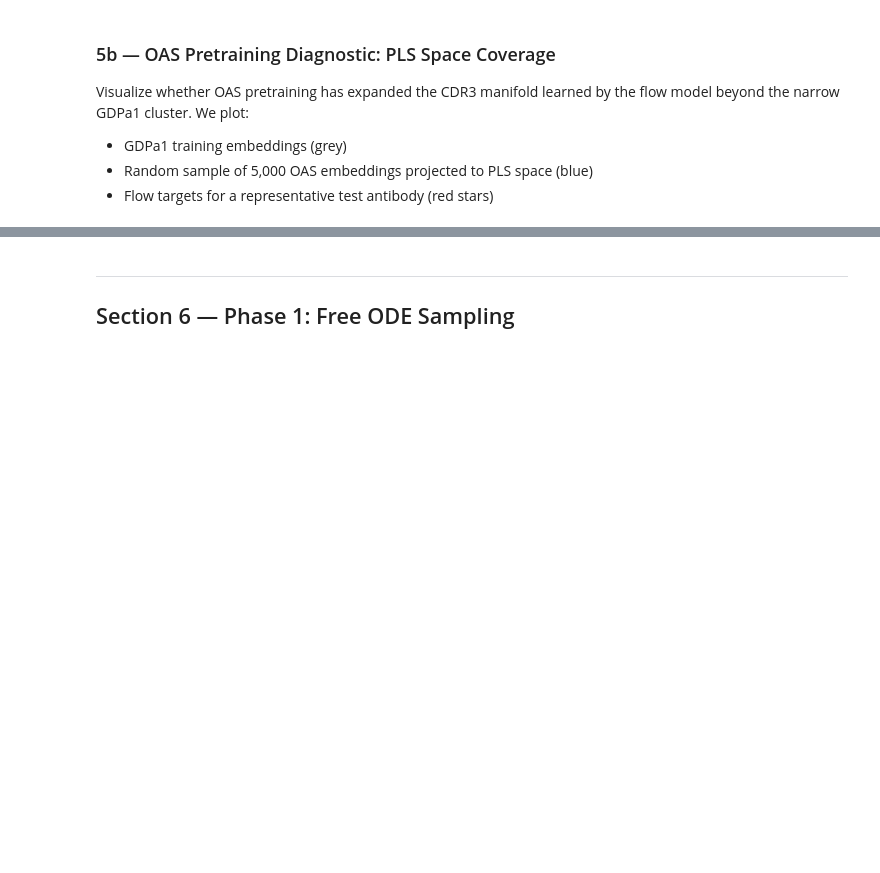
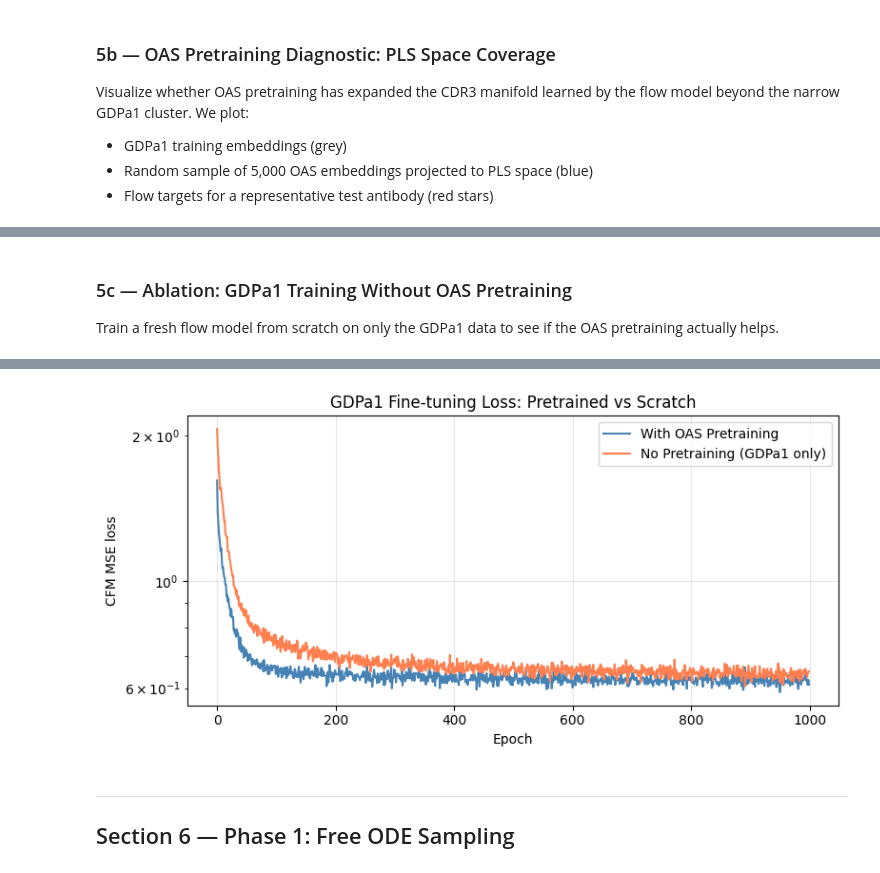
Before and after one commit to SidhantPuntambekar/BMI702_Final_Project, a Jupyter notebook: OAS_bulk_download/antibody_pipeline_final_mid_oas-2.ipynb, the cells around one changed output, grey strips where cells are left out. Cells and saved outputs as stored; diff of their text form; code cells hidden in the pictures; blank space fills up the shorter version.

Commit message:
Added ablation analysis to measure fine-tuning difference

```diff
--- a/OAS_bulk_download/antibody_pipeline_final_mid_oas-2.ipynb
+++ b/OAS_bulk_download/antibody_pipeline_final_mid_oas-2.ipynb
@@ -1606,0 +1644,51 @@ except Exception:
+# %% [markdown]
+### 5c — Ablation: GDPa1 Training Without OAS Pretraining
+Train a fresh flow model from scratch on only the GDPa1 data to see if the OAS pretraining actually helps.
+# %%
+FLOW_CKPT_NO_PT = CACHE(f'flow_model_pls_sigma{CURRENT_SIGMA}_no_pretrain.pt')
+
+if os.path.exists(FLOW_CKPT_NO_PT):
+    flow_model_no_pt = CDR3VelocityNetPLS(pls_dim=PLS_DIM, fw_dim=FW_DIM).to(DEVICE)
+    flow_model_no_pt.load_state_dict(torch.load(FLOW_CKPT_NO_PT, map_location=DEVICE))
+    flow_model_no_pt.eval()
+    losses_no_pt = np.load(CACHE('flow_losses_no_pretrain.npy')).tolist()
+    print(f'Loaded non-pretrained model from {FLOW_CKPT_NO_PT}')
+else:
+    print('Training fresh flow model ON GDPa1 ONLY (no OAS pretraining)...')
+    flow_model_no_pt = CDR3VelocityNetPLS(pls_dim=PLS_DIM, fw_dim=FW_DIM).to(DEVICE)
+    opt_no_pt = AdamW(flow_model_no_pt.parameters(), lr=OAS_FINETUNE_LR, weight_decay=1e-4)
+    sch_no_pt = CosineAnnealingLR(opt_no_pt, T_max=FLOW_EPOCHS, eta_min=1e-6)
+    losses_no_pt = []
+
+    for epoch in range(FLOW_EPOCHS):
+        flow_model_no_pt.train()
+        ep = 0.0
+        for x1, fw, dev in loader:  # Reusing the augmented GDPa1 loader from Stage 2
+            x1, fw, dev = x1.to(DEVICE), fw.to(DEVICE), dev.to(DEVICE)
+            x0           = torch.randn_like(x1)
+            t, xt, ut    = FM.sample_location_and_conditional_flow(x0, x1)
+            vt           = flow_model_no_pt(t, xt, fw, dev)
+            loss         = F.mse_loss(vt, ut)
+            opt_no_pt.zero_grad(); loss.backward()
+            torch.nn.utils.clip_grad_norm_(flow_model_no_pt.parameters(), 1.0)
+            opt_no_pt.step(); ep += loss.item()
+        sch_no_pt.step()
+        losses_no_pt.append(ep / len(loader))
+        if (epoch + 1) % 200 == 0:
+            print(f'  No-PT Epoch {epoch+1:4d} | CFM loss: {losses_no_pt[-1]:.5f}')
+
+    torch.save(flow_model_no_pt.state_dict(), FLOW_CKPT_NO_PT)
+    np.save(CACHE('flow_losses_no_pretrain.npy'), np.array(losses_no_pt))
+    print(f'Saved non-pretrained model to {FLOW_CKPT_NO_PT}')
+
+flow_model_no_pt.eval()
+
+# Compare losses
+fig, ax = plt.subplots(figsize=(8, 4))
+ax.plot(losses, lw=1.5, color='steelblue', label='With OAS Pretraining')
+ax.plot(losses_no_pt, lw=1.5, color='coral', label='No Pretraining (GDPa1 only)')
+ax.set(xlabel='Epoch', ylabel='CFM MSE loss', yscale='log',
+       title='GDPa1 Fine-tuning Loss: Pretrained vs Scratch')
+ax.grid(True, alpha=0.3); ax.legend()
+plt.tight_layout(); plt.show()
+# %% [output]
@@ -1607,3 +1702,4 @@ except Exception:
+[figure, added]
 # %% [markdown]
 ---
 ## Section 6 — Phase 1: Free ODE Sampling
```
Also changed, not shown: parts of 12 cells of this notebook.
